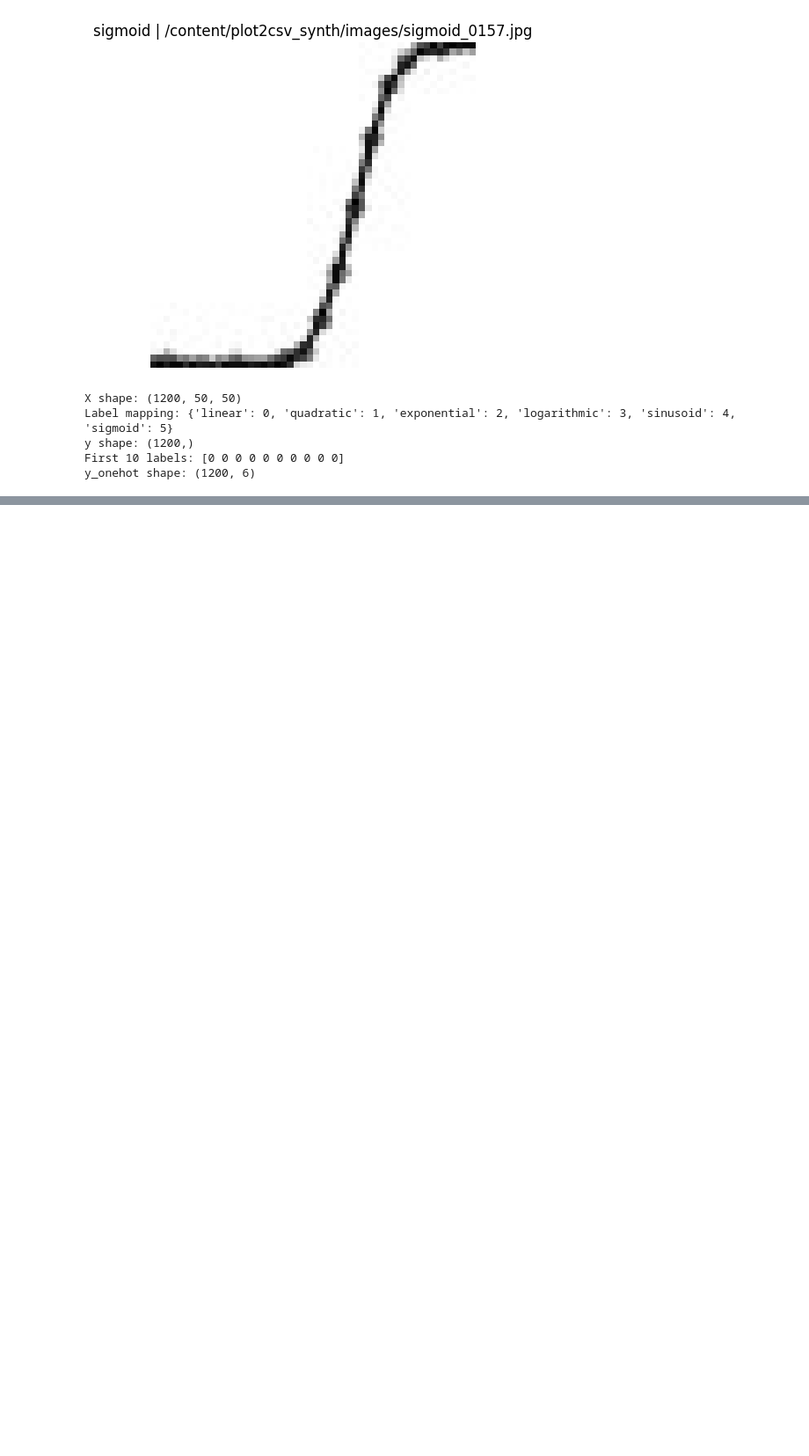
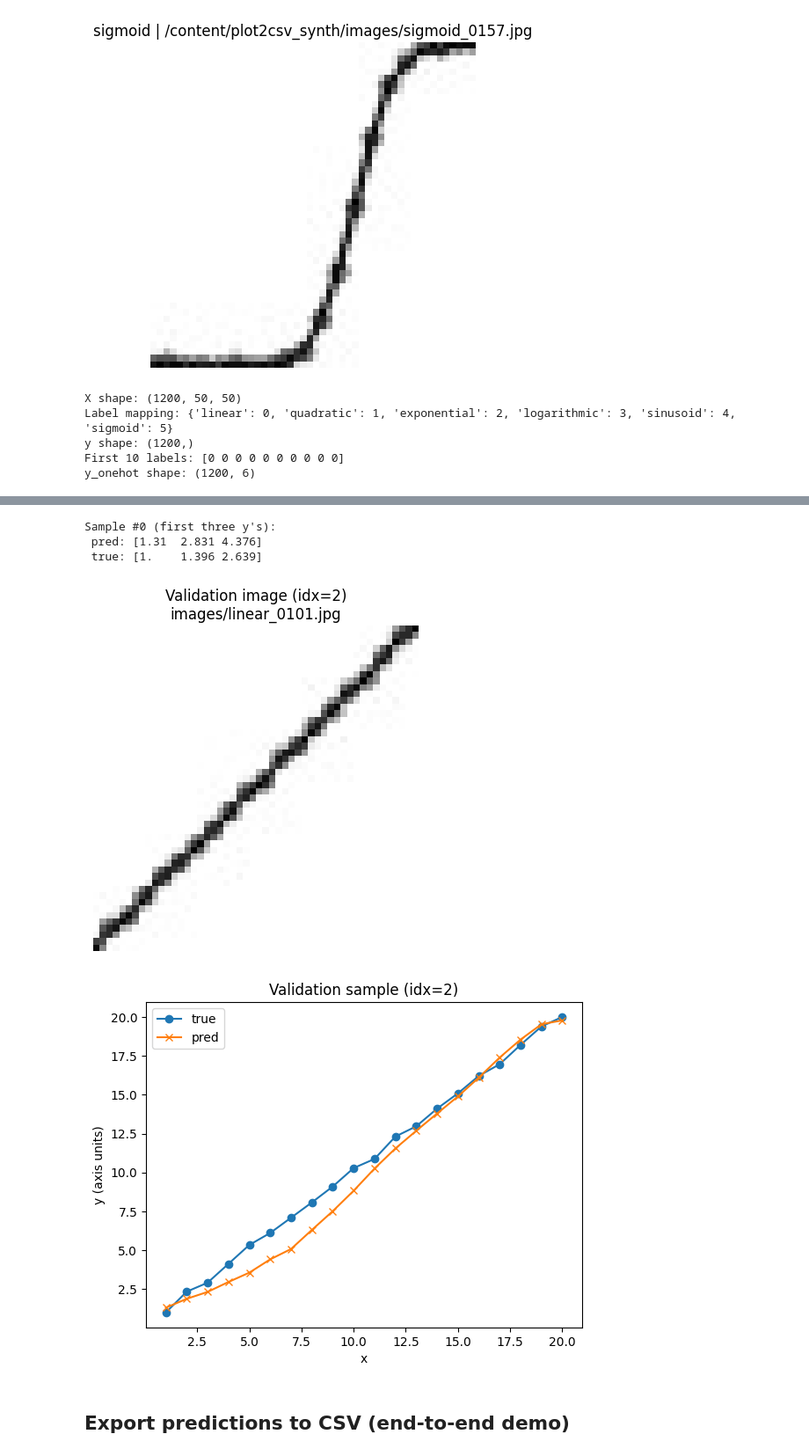
Before and after one commit to ggmeiner22/plot2csv, a Jupyter notebook: generate_data.ipynb, the cells around one changed output, grey strips where cells are left out. Shown at 88% size. Saved outputs shown, nothing was run; the diff lists cells and outputs as text; code cells hidden in the pictures; blank space fills up the shorter version.

Commit message:
Initial training and results

```diff
--- a/generate_data.ipynb
+++ b/generate_data.ipynb
@@ -11,7 +11,12 @@ import pandas as pd
 from PIL import Image, ImageDraw
 import matplotlib.pyplot as plt
 from sklearn.model_selection import train_test_split
+import torch
+from torch.utils.data import Dataset, DataLoader
+import torch.nn as nn
+import csv
 
+device = torch.device("cuda" if torch.cuda.is_available() else "cpu")
 !rm -rf /content/sample_data
 # %%
 CURVE_TYPES = ["linear", "quadratic", "exponential", "logarithmic", "sinusoid", "sigmoid"]
@@ -210,8 +215,7 @@ csv_path
 # %%
-
-#out_dir = "/content/plot2csv_synth"
-
 assert os.path.exists(csv_path), f"Master CSV not found at {csv_path}. Run the data-gen cell first."
+out_dir = os.path.dirname(csv_path)
+print(f"Writing train/val splits to {out_dir}")
 
 def write_splits(csv_path, out_dir, val_size=0.15, seed=42, make_rel_paths=True):
     df = pd.read_csv(csv_path)
@@ -312,0 +373,26 @@ y_onehot shape: (1200, 6)
+# %%
+class TinyRegressor(nn.Module):
+    def __init__(self):
+        super().__init__()
+        self.net = nn.Sequential(
+            nn.Conv2d(1, 16, 3, padding=1), nn.ReLU(),
+            nn.MaxPool2d(2),  # 25x25
+            nn.Conv2d(16, 32, 3, padding=1), nn.ReLU(),
+            nn.MaxPool2d(2),  # 12x12
+            nn.Conv2d(32, 64, 3, padding=1), nn.ReLU(),
+            nn.AdaptiveAvgPool2d((1,1)),    # (64,1,1)
+        )
+        self.head = nn.Sequential(
+            nn.Flatten(),
+            nn.Linear(64, 64), nn.ReLU(),
+            nn.Linear(64, 20),
+            nn.Sigmoid()  # keep outputs in [0,1]
+        )
+
+    def forward(self, x):
+        feats = self.net(x)
+        return self.head(feats)
+
+model = TinyRegressor()
+criterion = nn.MSELoss()         # regression (choose MSE/MAE; not cross-entropy)
+optimizer = torch.optim.Adam(model.parameters(), lr=1e-3)
@@ -312,0 +570,25 @@ y_onehot shape: (1200, 6)
+# %%
+model.eval()
+with torch.no_grad():
+    xb, yb = next(iter(val_loader))
+    xb = xb.to(device)
+    yhat = model(xb).cpu().numpy()        # normalized [0,1]
+    y_true = yb.numpy()                   # normalized [0,1]
+    yhat_axis = 1.0 + 19.0 * yhat         # back to [1,20]
+    ytrue_axis = 1.0 + 19.0 * y_true
+
+print("Sample #0 (first three y's):")
+print(" pred:", np.round(yhat_axis[0][:3], 3))
+print(" true:", np.round(ytrue_axis[0][:3], 3))
+# %% [output]
+Sample #0 (first three y's):
+ pred: [1.31  2.831 4.376]
+ true: [1.    1.396 2.639]
+# %%
+# Show a validation sample
+show_val_sample(idx=2)
+# %% [output]
+[figure, added]
+[figure, added]
+# %% [markdown]
+## Export predictions to CSV (end-to-end demo)
```
Also changed, not shown: parts of 12 cells of this notebook.
